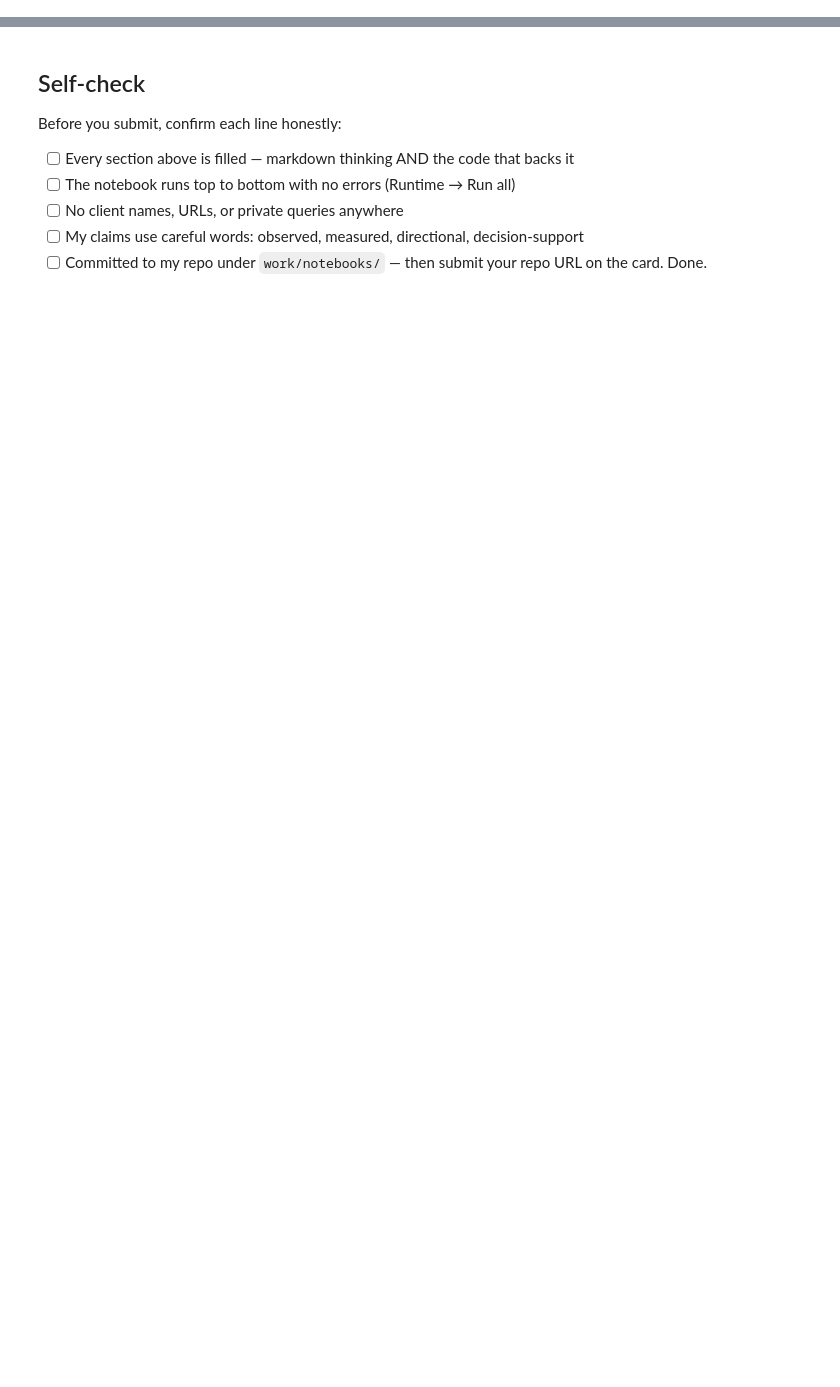
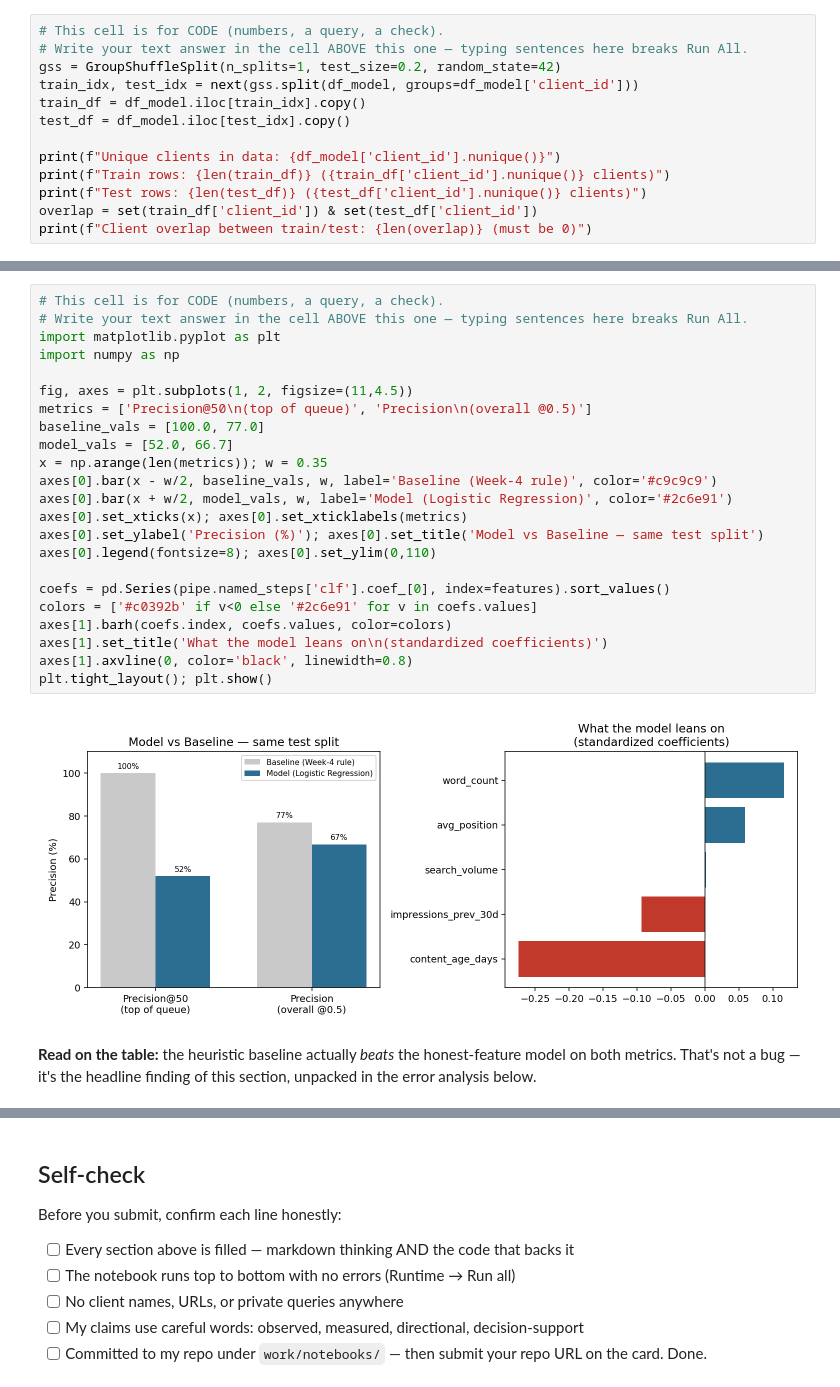
Before and after one commit to smag-ev/flyrank-tasks, a Jupyter notebook: work/notebooks/w05_model.ipynb, the cells around one changed output, grey strips where cells are left out. Drawn from its saved outputs; the diff is of its cells as text; blank space fills up the shorter version.

```diff
--- a/work/notebooks/w05_model.ipynb
+++ b/work/notebooks/w05_model.ipynb
@@ -36,0 +50,13 @@ This skeleton is yours to fill. Work the sections **in order** — each one has
+# %%
+# This cell is for CODE (numbers, a query, a check).
+# Write your text answer in the cell ABOVE this one — typing sentences here breaks Run All.
+gss = GroupShuffleSplit(n_splits=1, test_size=0.2, random_state=42)
+train_idx, test_idx = next(gss.split(df_model, groups=df_model['client_id']))
+train_df = df_model.iloc[train_idx].copy()
+test_df = df_model.iloc[test_idx].copy()
+
+print(f"Unique clients in data: {df_model['client_id'].nunique()}")
+print(f"Train rows: {len(train_df)} ({train_df['client_id'].nunique()} clients)")
+print(f"Test rows: {len(test_df)} ({test_df['client_id'].nunique()} clients)")
+overlap = set(train_df['client_id']) & set(test_df['client_id'])
+print(f"Client overlap between train/test: {len(overlap)} (must be 0)")
@@ -36,0 +121,27 @@ This skeleton is yours to fill. Work the sections **in order** — each one has
+# %%
+# This cell is for CODE (numbers, a query, a check).
+# Write your text answer in the cell ABOVE this one — typing sentences here breaks Run All.
+import matplotlib.pyplot as plt
+import numpy as np
+
+fig, axes = plt.subplots(1, 2, figsize=(11,4.5))
+metrics = ['Precision@50\n(top of queue)', 'Precision\n(overall @0.5)']
+baseline_vals = [100.0, 77.0]
+model_vals = [52.0, 66.7]
+x = np.arange(len(metrics)); w = 0.35
+axes[0].bar(x - w/2, baseline_vals, w, label='Baseline (Week-4 rule)', color='#c9c9c9')
+axes[0].bar(x + w/2, model_vals, w, label='Model (Logistic Regression)', color='#2c6e91')
+axes[0].set_xticks(x); axes[0].set_xticklabels(metrics)
+axes[0].set_ylabel('Precision (%)'); axes[0].set_title('Model vs Baseline — same test split')
+axes[0].legend(fontsize=8); axes[0].set_ylim(0,110)
+
+coefs = pd.Series(pipe.named_steps['clf'].coef_[0], index=features).sort_values()
+colors = ['#c0392b' if v<0 else '#2c6e91' for v in coefs.values]
+axes[1].barh(coefs.index, coefs.values, color=colors)
+axes[1].set_title('What the model leans on\n(standardized coefficients)')
+axes[1].axvline(0, color='black', linewidth=0.8)
+plt.tight_layout(); plt.show()
+# %% [output]
+[figure, added]
+# %% [markdown]
+**Read on the table:** the heuristic baseline actually *beats* the honest-feature model on both metrics. That's not a bug — it's the headline finding of this section, unpacked in the error analysis below.
```
Also changed, not shown: parts of 15 cells of this notebook, 1 other file.
